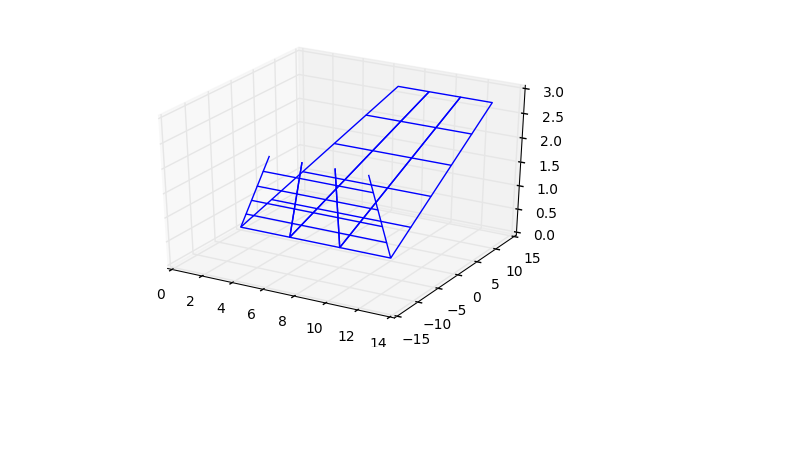
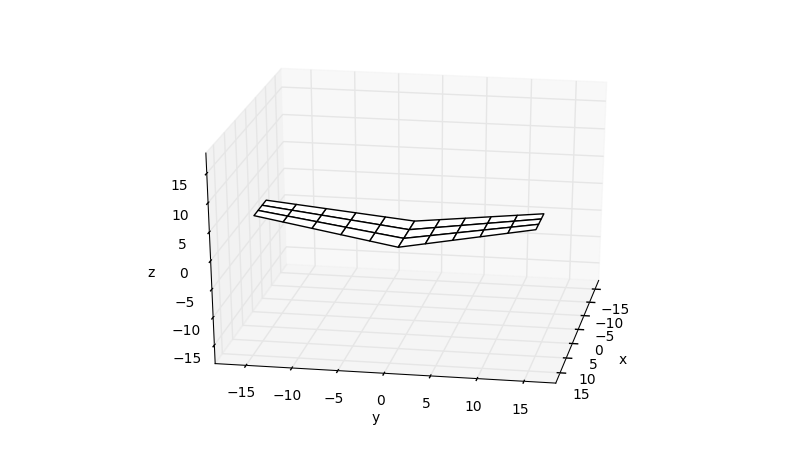
Before and after one commit to partmor/ezaero, a Jupyter notebook: aero.ipynb, the cells around one changed output. Drawn from its saved outputs; the diff is of its cells as text; code cells hidden in the pictures; blank space fills up the shorter version.

Commit message:
- Successfully plotted geo panels in 3d - Encapsulated wing geo panels generation and plotting (moved to external script)

```diff
--- a/aero.ipynb
+++ b/aero.ipynb
@@ -55,5 +10,5 @@ def flat_panel_geo(bp, T, delta, c_r, c_t, m, n, i, j):
 bp = 30
 m, n = 3, 10
 T = 20*np.pi/180
-delta = 10*np.pi/180
+delta = 20*np.pi/180
 c_r, c_t = 10, 6
@@ -69,9 +15,6 @@ from mpl_toolkits.mplot3d import Axes3D
-# %%
-fig = plt.figure()
-ax = fig.add_subplot(111, projection='3d')
-for i in range(m):
-    for j in range(n):
-        ax.plot_wireframe(X[i,j],Y[i,j],Z[i,j])
-plt.show()
-# %% [output]
-[figure, removed]
+# %%
+X,Y,Z = wing_panel_geo(bp, T, delta, c_r, c_t, m, n)
+# %%
+plot_wing_panels(X,Y,Z)
+# %% [output]
+[figure, added]
```
Also changed, not shown: parts of 4 cells of this notebook, 1 other file.
